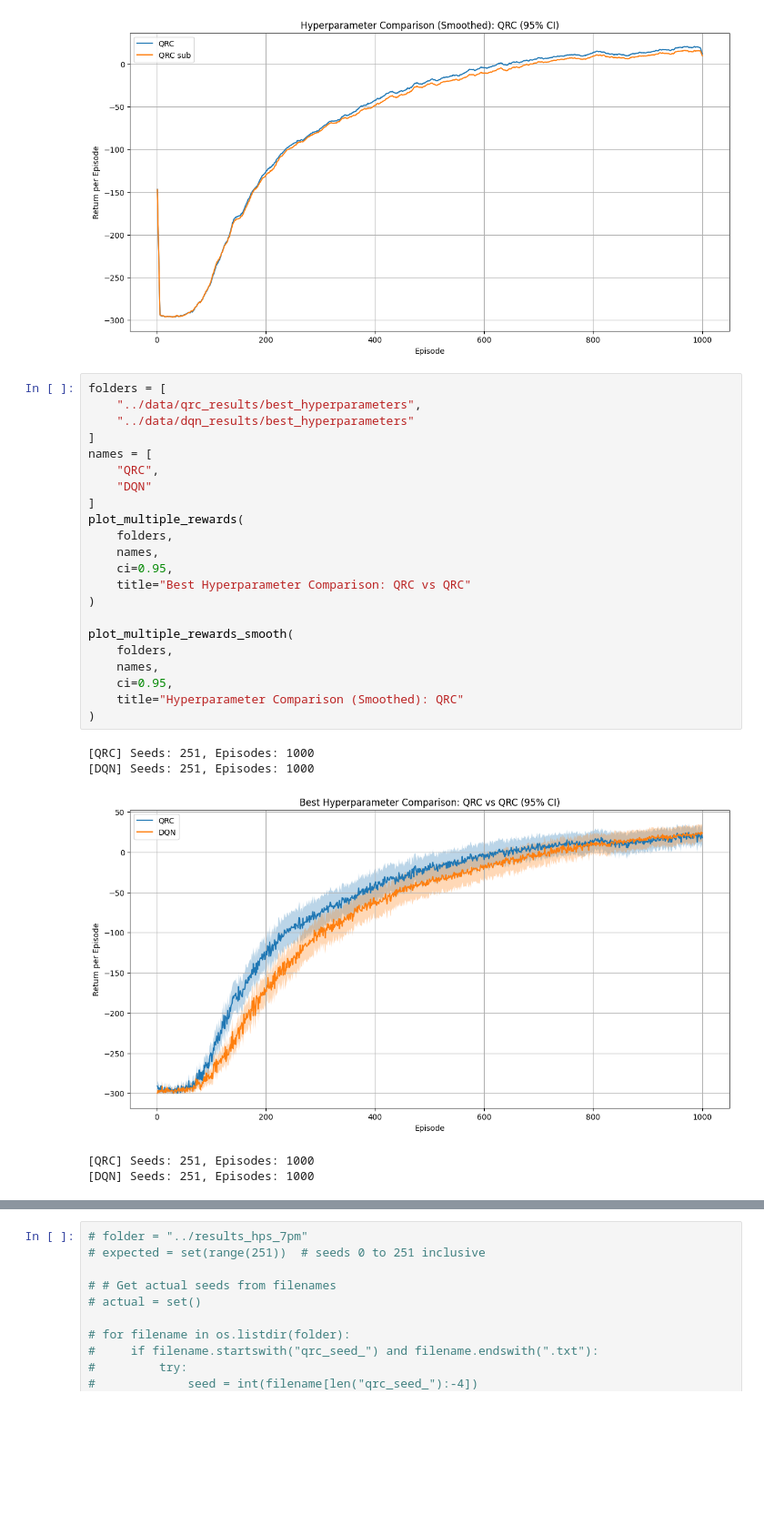
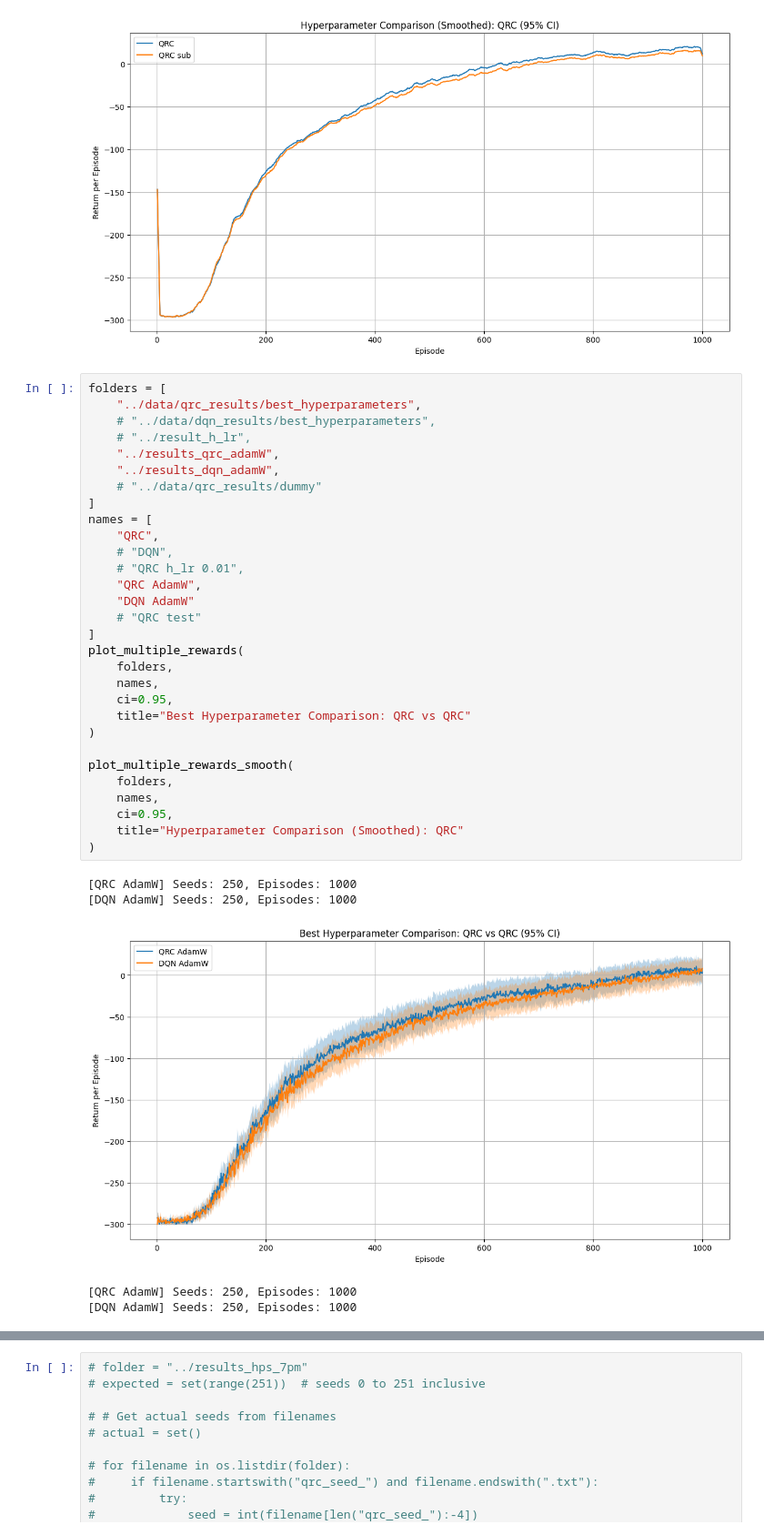
Before and after one commit to LukasOttenhof/DQN-vs-QRC, a Jupyter notebook: Analysis/QRC_analysis.ipynb, the cells around one changed output, grey strips where cells are left out. Shown at 91% size. Drawn from its saved outputs; the diff is of its cells as text; blank space fills up the shorter version.

```diff
--- a/Analysis/QRC_analysis.ipynb
+++ b/Analysis/QRC_analysis.ipynb
@@ -440,28 +440,36 @@ plot_multiple_rewards_smooth(
 # %%
 folders = [
     "../data/qrc_results/best_hyperparameters",
-    "../data/dqn_results/best_hyperparameters"
+    # "../data/dqn_results/best_hyperparameters",
+    # "../result_h_lr",
+    "../results_qrc_adamW",
+    "../results_dqn_adamW",
+    # "../data/qrc_results/dummy"
 ]
 names = [
     "QRC",
-    "DQN"
+    # "DQN",
+    # "QRC h_lr 0.01",
+    "QRC AdamW",
+    "DQN AdamW"
+    # "QRC test"
 ]
 plot_multiple_rewards(
     folders,
     names,
     ci=0.95,
     title="Best Hyperparameter Comparison: QRC vs QRC"
 )
 
 plot_multiple_rewards_smooth(
     folders,
     names,
     ci=0.95,
     title="Hyperparameter Comparison (Smoothed): QRC"
 )
 # %% [output]
-[QRC] Seeds: 251, Episodes: 1000
-[DQN] Seeds: 251, Episodes: 1000
+[QRC AdamW] Seeds: 250, Episodes: 1000
+[DQN AdamW] Seeds: 250, Episodes: 1000
-[figure, old version]
+[figure, new version]
-[QRC] Seeds: 251, Episodes: 1000
-[DQN] Seeds: 251, Episodes: 1000
+[QRC AdamW] Seeds: 250, Episodes: 1000
+[DQN AdamW] Seeds: 250, Episodes: 1000
```
Also changed, not shown: parts of 3 cells of this notebook, 4 other files.
